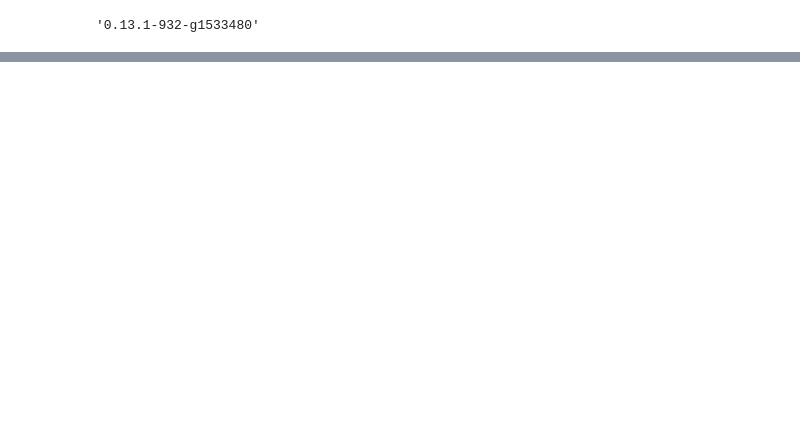
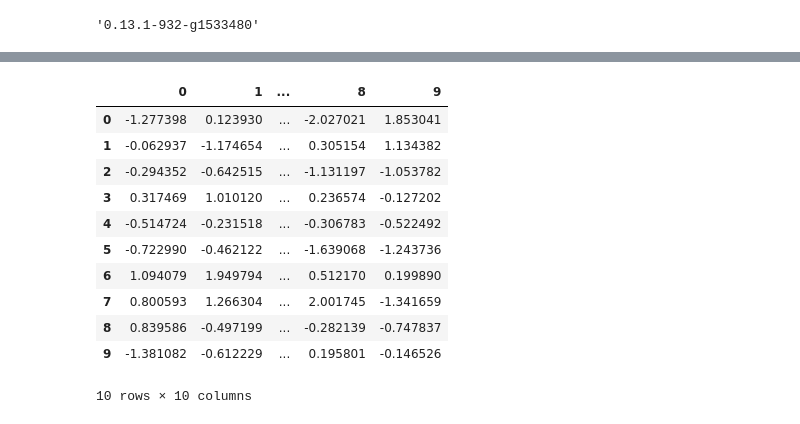
Before and after one commit to gridl/scipy_notebooks, a Jupyter notebook: pandas-pr-7086-repr_truncate_centrally.ipynb, the cells around one changed output, grey strips where cells are left out. Saved outputs shown, nothing was run; the diff lists cells and outputs as text; code cells hidden in the pictures; blank space fills up the shorter version.

```diff
--- a/pandas-pr-7086-repr_truncate_centrally.ipynb
+++ b/pandas-pr-7086-repr_truncate_centrally.ipynb
@@ -34,0 +67,19 @@ df
+# %%
+pd.options.display.max_rows = 60
+# %%
+pd.options.display.max_columns = 5
+# %%
+df
+# %% [output]
+|  | 0 | 1 | ... | 8 | 9 |
+| 0 | -1.277398 | 0.123930 | ... | -2.027021 | 1.853041 |
+| 1 | -0.062937 | -1.174654 | ... | 0.305154 | 1.134382 |
+| 2 | -0.294352 | -0.642515 | ... | -1.131197 | -1.053782 |
+| 3 | 0.317469 | 1.010120 | ... | 0.236574 | -0.127202 |
+| 4 | -0.514724 | -0.231518 | ... | -0.306783 | -0.522492 |
+| 5 | -0.722990 | -0.462122 | ... | -1.639068 | -1.243736 |
+| 6 | 1.094079 | 1.949794 | ... | 0.512170 | 0.199890 |
+| 7 | 0.800593 | 1.266304 | ... | 2.001745 | -1.341659 |
+| 8 | 0.839586 | -0.497199 | ... | -0.282139 | -0.747837 |
+| 9 | -1.381082 | -0.612229 | ... | 0.195801 | -0.146526 |
+10 rows × 10 columns
```
Also changed, not shown: parts of 21 cells of this notebook.
